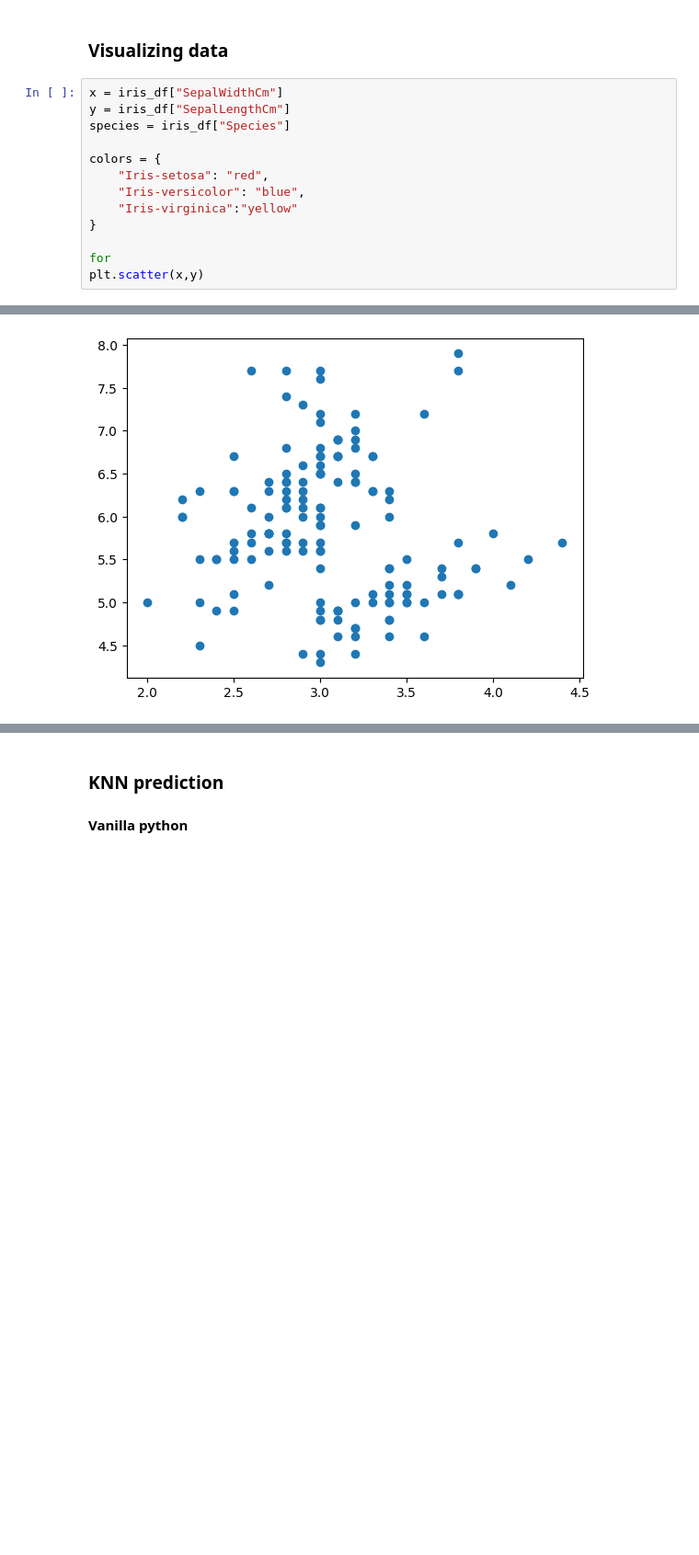
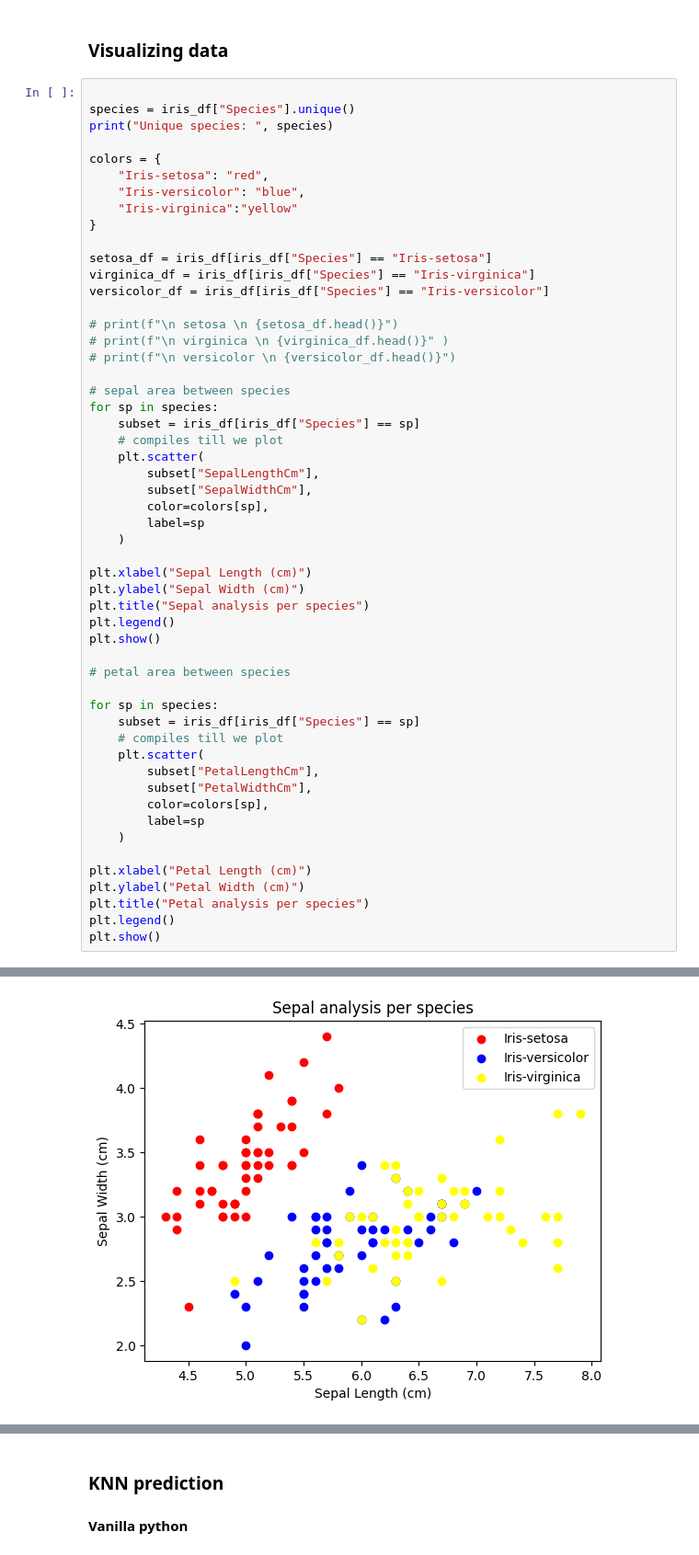
Before and after one commit to Pilibab/iris_classificaion_model, a Jupyter notebook: iris_classifier.ipynb, the cells around one changed output, grey strips where cells are left out. Shown: that part at 92% size. Cells and saved outputs as stored; diff of their text form; blank space fills up the shorter version.

Commit message:
Visualization sepal-petal per species

```diff
--- a/iris_classifier.ipynb
+++ b/iris_classifier.ipynb
@@ -20,9 +20,9 @@ print(iris_df.head(5))
 # %% [markdown]
 ### __Visualizing data__
 # %%
-x = iris_df["SepalWidthCm"]
-y = iris_df["SepalLengthCm"]
-species = iris_df["Species"]
+
+species = iris_df["Species"].unique()
+print("Unique species: ", species)
 
 colors = {
     "Iris-setosa": "red",
@@ -30,6 +30,46 @@ colors = {
     "Iris-virginica":"yellow"
 }
 
-for
-plt.scatter(x,y)
+setosa_df = iris_df[iris_df["Species"] == "Iris-setosa"]
+virginica_df = iris_df[iris_df["Species"] == "Iris-virginica"]
+versicolor_df = iris_df[iris_df["Species"] == "Iris-versicolor"]
+
+# print(f"\n setosa \n {setosa_df.head()}")
+# print(f"\n virginica \n {virginica_df.head()}" )
+# print(f"\n versicolor \n {versicolor_df.head()}")
+
+# sepal area between species
+for sp in species:
+    subset = iris_df[iris_df["Species"] == sp]
+    # compiles till we plot
+    plt.scatter(
+        subset["SepalLengthCm"],
+        subset["SepalWidthCm"],
+        color=colors[sp],
+        label=sp
+    )
+
+plt.xlabel("Sepal Length (cm)")
+plt.ylabel("Sepal Width (cm)")
+plt.title("Sepal analysis per species")
+plt.legend()
+plt.show()
+
+# petal area between species
+
+for sp in species:
+    subset = iris_df[iris_df["Species"] == sp]
+    # compiles till we plot
+    plt.scatter(
+        subset["PetalLengthCm"],
+        subset["PetalWidthCm"],
+        color=colors[sp],
+        label=sp
+    )
+
+plt.xlabel("Petal Length (cm)")
+plt.ylabel("Petal Width (cm)")
+plt.title("Petal analysis per species")
+plt.legend()
+plt.show()
 # %% [output]
@@ -37 +77 @@ plt.scatter(x,y)
-[figure, old version]
+[figure, new version]
```
Also changed, not shown: parts of 1 cell of this notebook.
